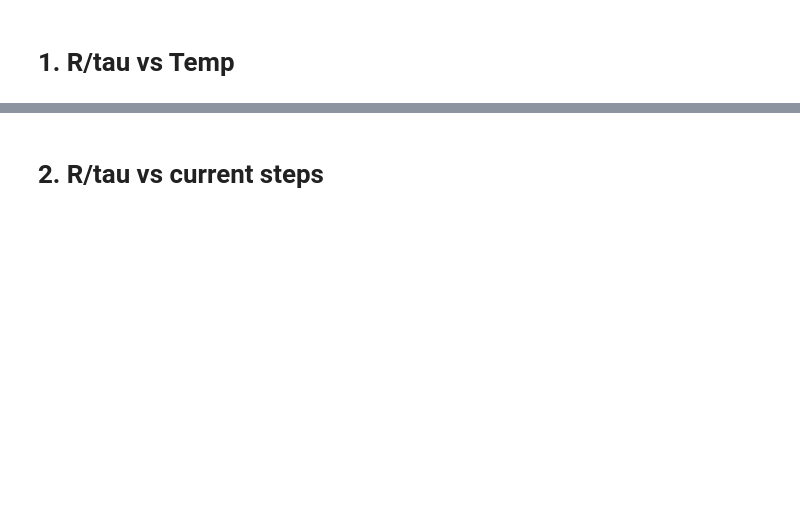
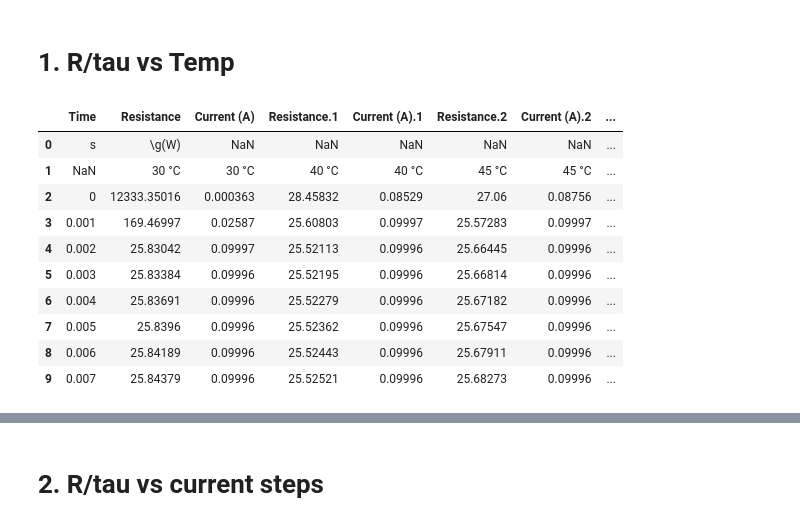
Before and after one commit to argalloni/Neuromorphic_simulations, a Jupyter notebook: VO2_data_analysis.ipynb, the cells around one changed output, grey strips where cells are left out. Saved outputs shown, nothing was run; the diff lists cells and outputs as text; code cells hidden in the pictures; blank space fills up the shorter version.

```diff
--- a/VO2_data_analysis.ipynb
+++ b/VO2_data_analysis.ipynb
@@ -22,7 +23,19 @@ plt.rcParams.update({'font.size': 12,
 # 1. R/tau vs Temp
 # %%
 temperature_data = pd.read_excel('VO2_data_temperatures.xlsx',header=1)
-# temperature_data.head(10)
+temperature_data.head(10)
+# %% [output]
+|  | Time | Resistance | Current (A) | Resistance.1 | Current (A).1 | Resistance.2 | Current (A).2 | ... |
+| 0 | s | \g(W) | NaN | NaN | NaN | NaN | NaN | ... |
+| 1 | NaN | 30 °C | 30 °C | 40 °C | 40 °C | 45 °C | 45 °C | ... |
+| 2 | 0 | 12333.35016 | 0.000363 | 28.45832 | 0.08529 | 27.06 | 0.08756 | ... |
+| 3 | 0.001 | 169.46997 | 0.02587 | 25.60803 | 0.09997 | 25.57283 | 0.09997 | ... |
+| 4 | 0.002 | 25.83042 | 0.09997 | 25.52113 | 0.09996 | 25.66445 | 0.09996 | ... |
+| 5 | 0.003 | 25.83384 | 0.09996 | 25.52195 | 0.09996 | 25.66814 | 0.09996 | ... |
+| 6 | 0.004 | 25.83691 | 0.09996 | 25.52279 | 0.09996 | 25.67182 | 0.09996 | ... |
+| 7 | 0.005 | 25.8396 | 0.09996 | 25.52362 | 0.09996 | 25.67547 | 0.09996 | ... |
+| 8 | 0.006 | 25.84189 | 0.09996 | 25.52443 | 0.09996 | 25.67911 | 0.09996 | ... |
+| 9 | 0.007 | 25.84379 | 0.09996 | 25.52521 | 0.09996 | 25.68273 | 0.09996 | ... |
 # %%
 # Extract relevant variables
 
```
Also changed, not shown: parts of 8 cells of this notebook, 1 other file.
